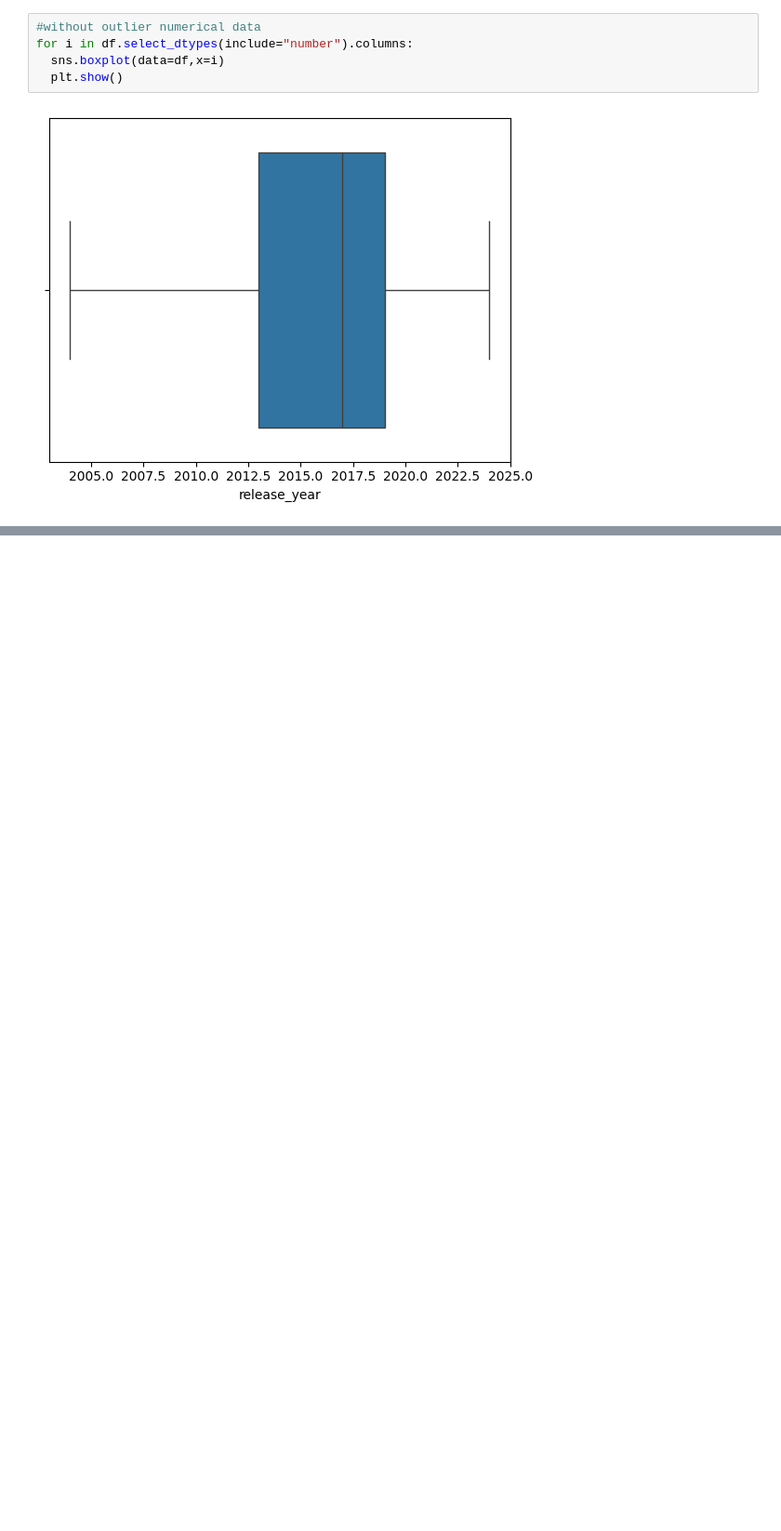
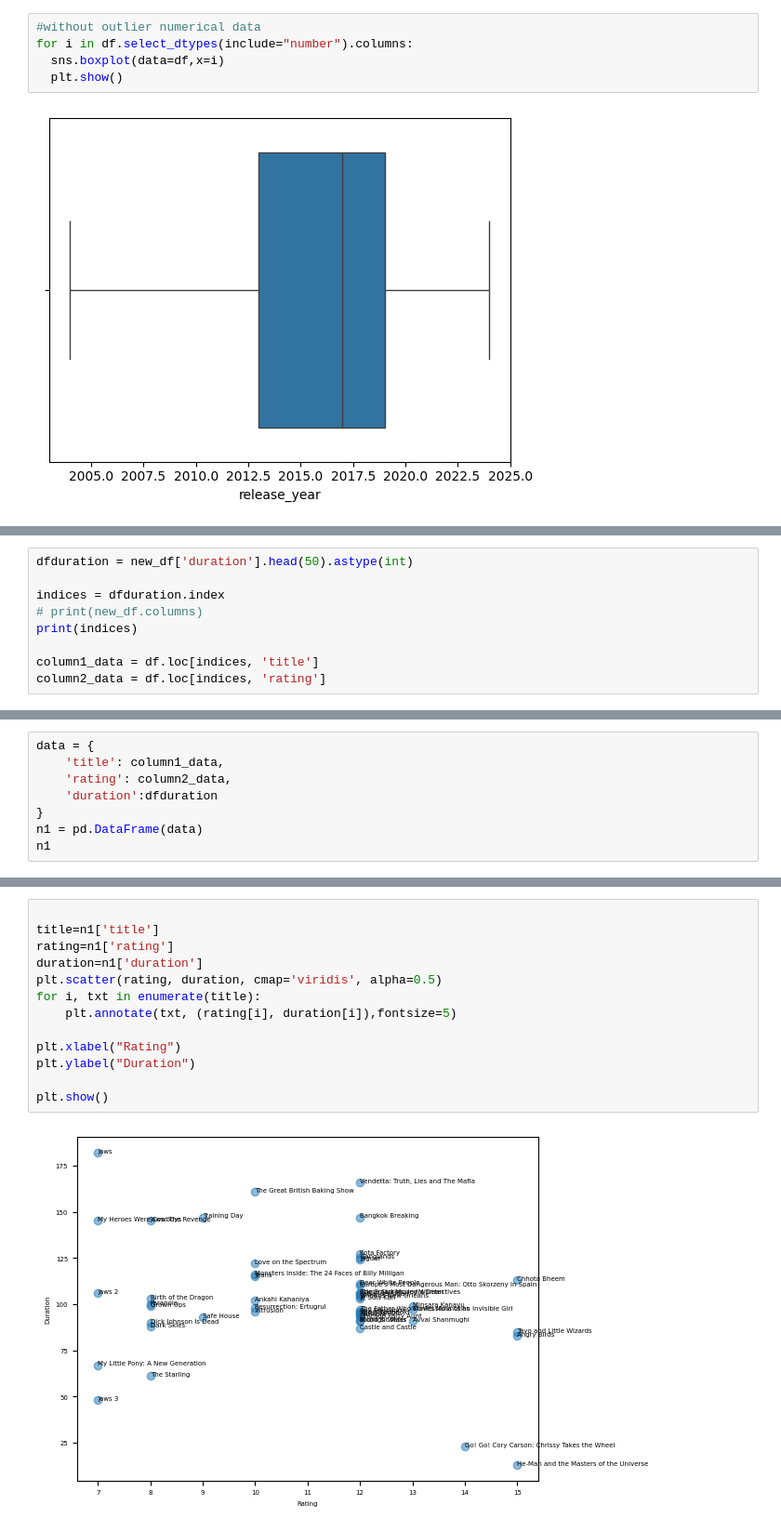
Before and after one commit to Margi57/AI_ML_Training, a Jupyter notebook: pre_processing.ipynb, the cells around one changed output, grey strips where cells are left out. Shown: that part at 93% size. Drawn from its saved outputs; the diff is of its cells as text; blank space fills up the shorter version.

```diff
--- a/pre_processing.ipynb
+++ b/pre_processing.ipynb
@@ -287,0 +482,9 @@ for i in df.select_dtypes(include="number").columns:
+# %%
+dfduration = new_df['duration'].head(50).astype(int)
+
+indices = dfduration.index
+# print(new_df.columns)
+print(indices)
+
+column1_data = df.loc[indices, 'title']
+column2_data = df.loc[indices, 'rating']
@@ -287,0 +493,8 @@ for i in df.select_dtypes(include="number").columns:
+# %%
+data = {
+    'title': column1_data,
+    'rating': column2_data,
+    'duration':dfduration
+}
+n1 = pd.DataFrame(data)
+n1
@@ -287,0 +519,15 @@ for i in df.select_dtypes(include="number").columns:
+# %%
+
+title=n1['title']
+rating=n1['rating']
+duration=n1['duration']
+plt.scatter(rating, duration, cmap='viridis', alpha=0.5)
+for i, txt in enumerate(title):
+    plt.annotate(txt, (rating[i], duration[i]),fontsize=5)
+
+plt.xlabel("Rating")
+plt.ylabel("Duration")
+
+plt.show()
+# %% [output]
+[figure, added]
```
Also changed, not shown: parts of 23 cells of this notebook, 4 other files.
